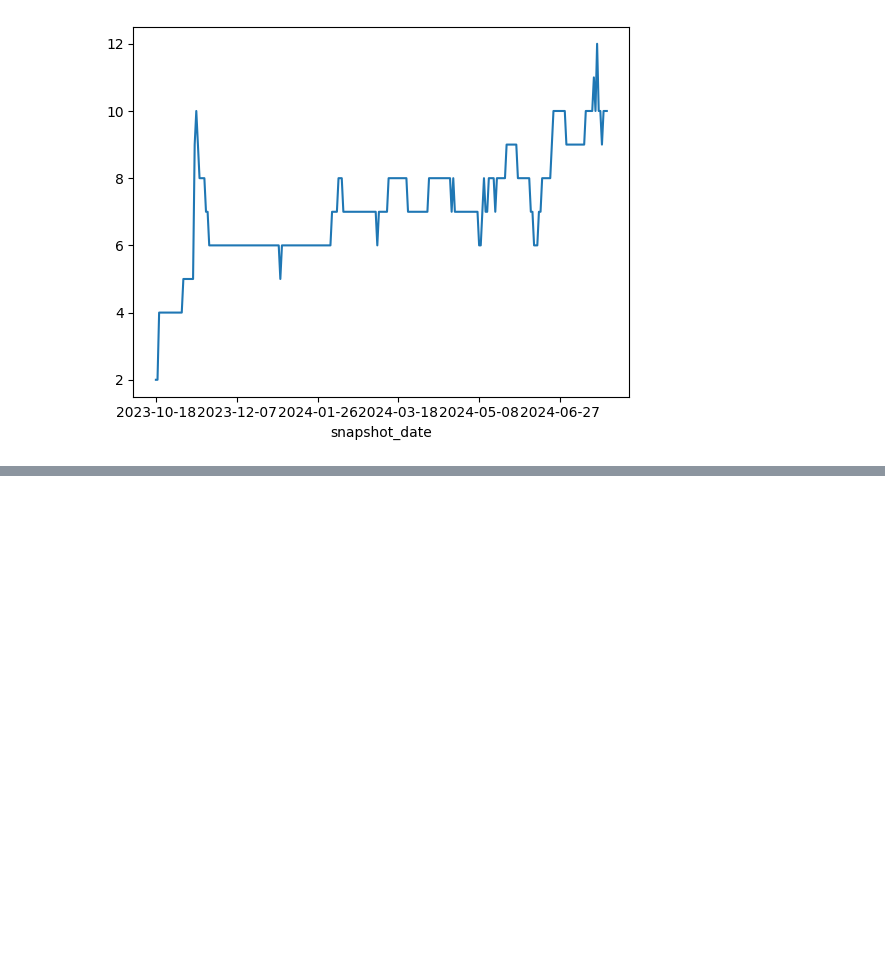
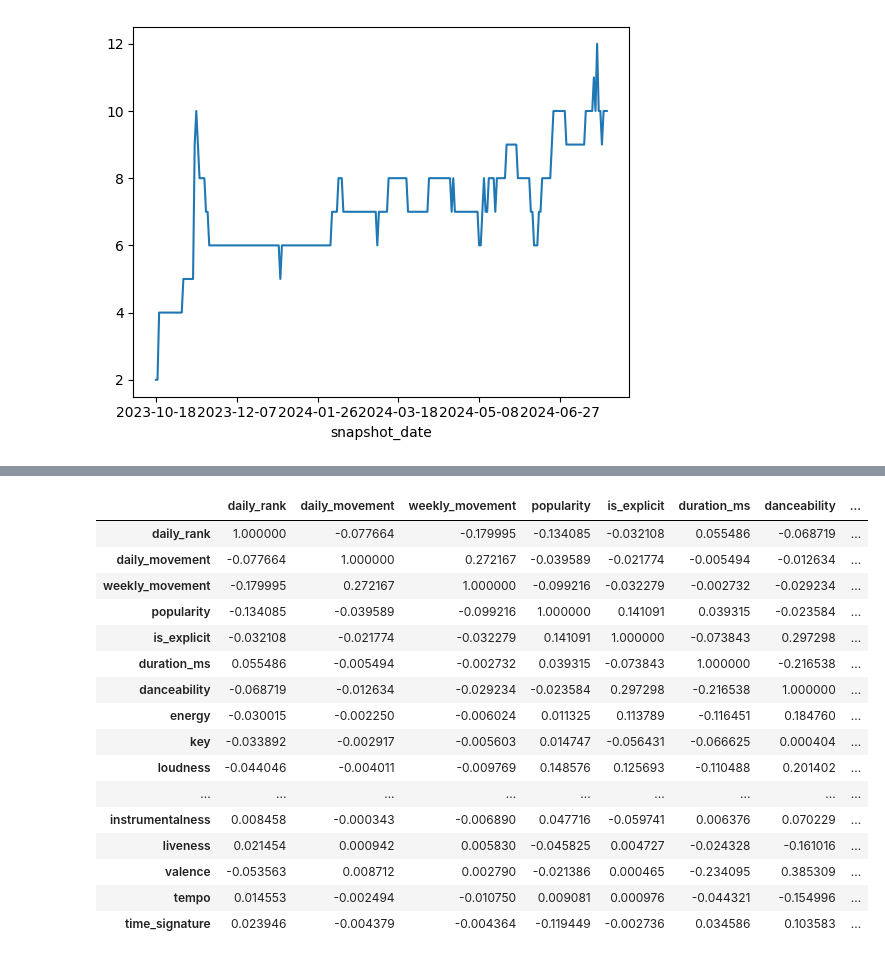
Before and after one commit to Erick0407/clase_07_spotify, a Jupyter notebook: 00_exploracion.ipynb, the cells around one changed output, grey strips where cells are left out. Cells and saved outputs as stored; diff of their text form; code cells hidden in the pictures; blank space fills up the shorter version.

```diff
--- a/00_exploracion.ipynb
+++ b/00_exploracion.ipynb
@@ -193,0 +219,20 @@ crismj_df.groupby('snapshot_date')['aparece_mj'].sum().plot()
+# %%
+df.corr(numeric_only=True, method='spearman').style.background_gradient(cmap='seismic', vmin=-1, vmax=1)
+# %% [output]
+|  | daily_rank | daily_movement | weekly_movement | popularity | is_explicit | duration_ms | danceability | ... |
+| daily_rank | 1.000000 | -0.077664 | -0.179995 | -0.134085 | -0.032108 | 0.055486 | -0.068719 | ... |
+| daily_movement | -0.077664 | 1.000000 | 0.272167 | -0.039589 | -0.021774 | -0.005494 | -0.012634 | ... |
+| weekly_movement | -0.179995 | 0.272167 | 1.000000 | -0.099216 | -0.032279 | -0.002732 | -0.029234 | ... |
+| popularity | -0.134085 | -0.039589 | -0.099216 | 1.000000 | 0.141091 | 0.039315 | -0.023584 | ... |
+| is_explicit | -0.032108 | -0.021774 | -0.032279 | 0.141091 | 1.000000 | -0.073843 | 0.297298 | ... |
+| duration_ms | 0.055486 | -0.005494 | -0.002732 | 0.039315 | -0.073843 | 1.000000 | -0.216538 | ... |
+| danceability | -0.068719 | -0.012634 | -0.029234 | -0.023584 | 0.297298 | -0.216538 | 1.000000 | ... |
+| energy | -0.030015 | -0.002250 | -0.006024 | 0.011325 | 0.113789 | -0.116451 | 0.184760 | ... |
+| key | -0.033892 | -0.002917 | -0.005603 | 0.014747 | -0.056431 | -0.066625 | 0.000404 | ... |
+| loudness | -0.044046 | -0.004011 | -0.009769 | 0.148576 | 0.125693 | -0.110488 | 0.201402 | ... |
+| ... | ... | ... | ... | ... | ... | ... | ... | ... |
+| instrumentalness | 0.008458 | -0.000343 | -0.006890 | 0.047716 | -0.059741 | 0.006376 | 0.070229 | ... |
+| liveness | 0.021454 | 0.000942 | 0.005830 | -0.045825 | 0.004727 | -0.024328 | -0.161016 | ... |
+| valence | -0.053563 | 0.008712 | 0.002790 | -0.021386 | 0.000465 | -0.234095 | 0.385309 | ... |
+| tempo | 0.014553 | -0.002494 | -0.010750 | 0.009081 | 0.000976 | -0.044321 | -0.154996 | ... |
+| time_signature | 0.023946 | -0.004379 | -0.004364 | -0.119449 | -0.002736 | 0.034586 | 0.103583 | ... |
```
Also changed, not shown: parts of 6 cells of this notebook.
